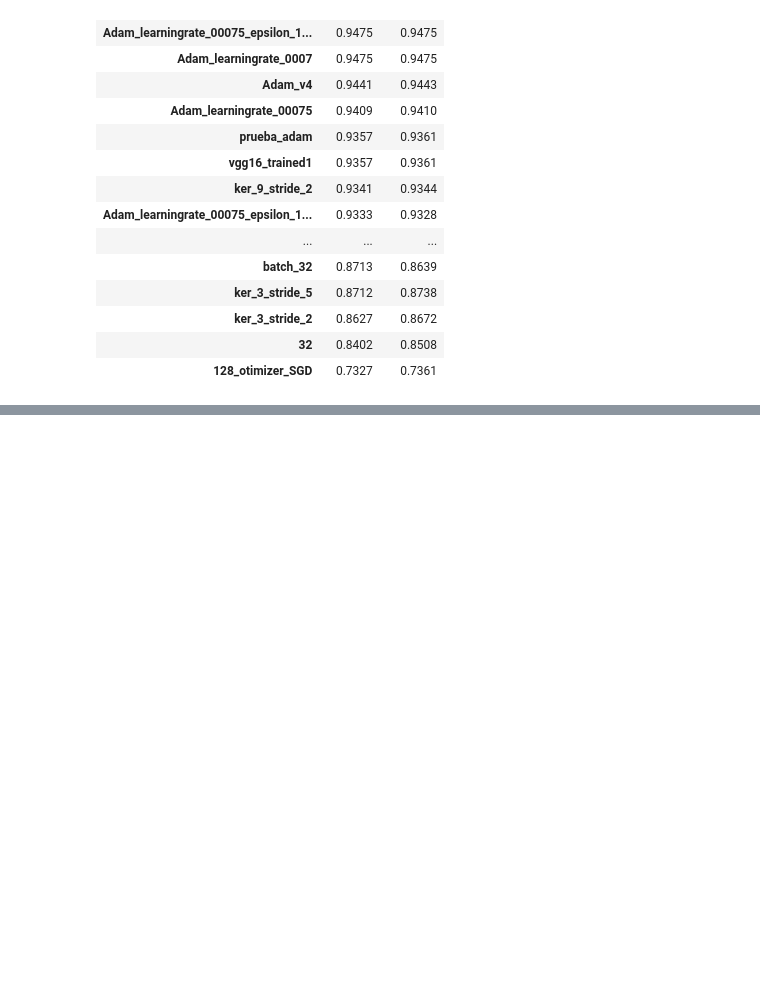
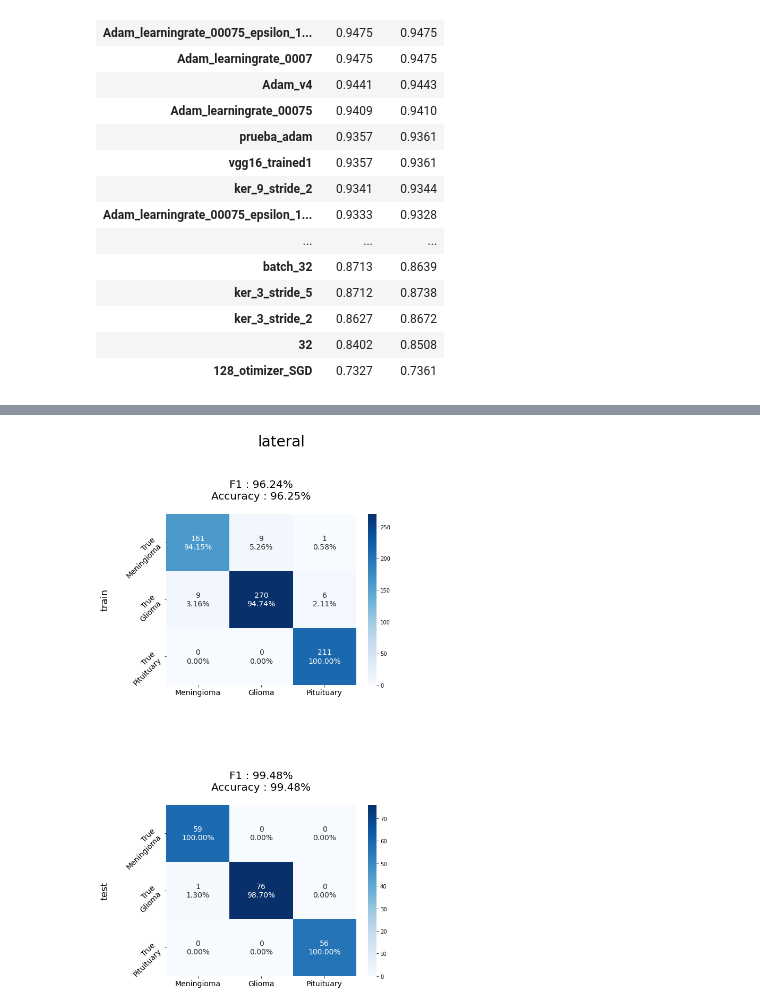
Before and after one commit to mig-calval/brain-tumor-detection, a Jupyter notebook: results/results.ipynb, the cells around one changed output, grey strips where cells are left out. Drawn from its saved outputs; the diff is of its cells as text; code cells hidden in the pictures; blank space fills up the shorter version.

```diff
--- a/results/results.ipynb
+++ b/results/results.ipynb
@@ -82,0 +340,5 @@ for file in ext_summary_files:
+# %%
+angle = 'lateral'
+compare_angles(angle, model_id)
+# %% [output]
+[figure, added]
```
Also changed, not shown: parts of 35 cells of this notebook, 12 other files.
